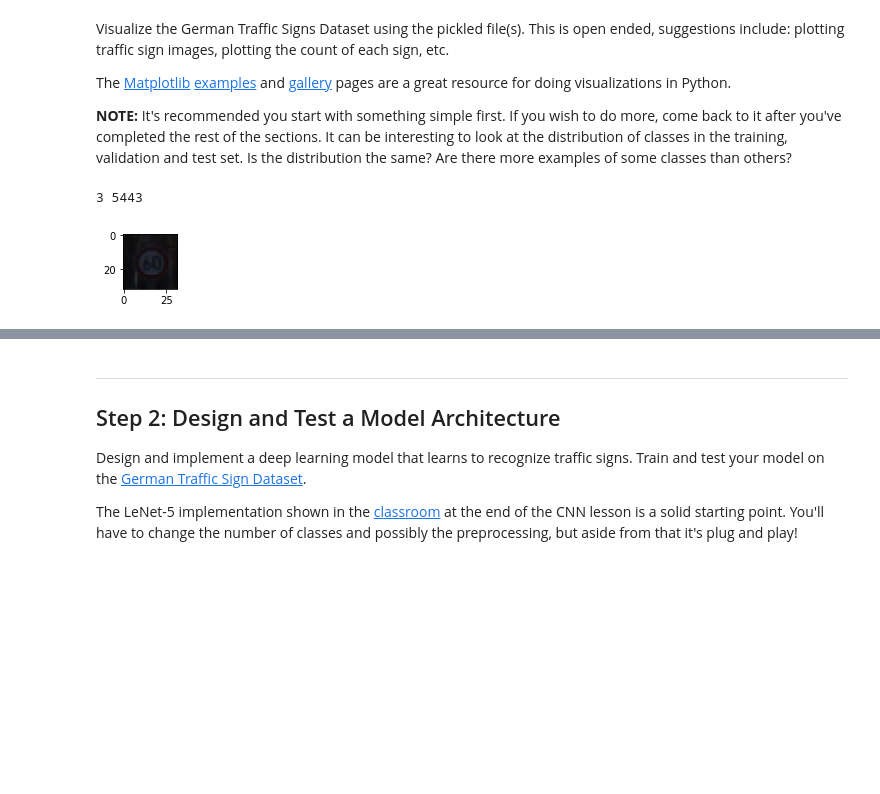
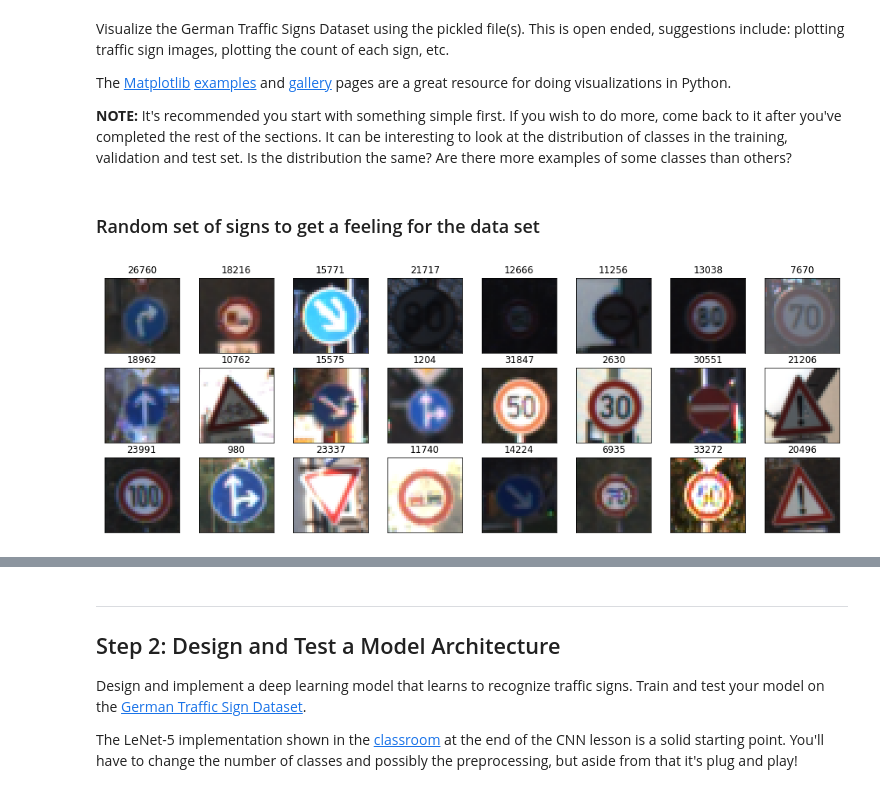
Before and after one commit to stefancyliax/CarND-Traffic-Sign-Classifier-Project, a Jupyter notebook: Traffic_Sign_Classifier.ipynb, the cells around one changed output, grey strips where cells are left out. Cells and saved outputs as stored; diff of their text form; code cells hidden in the pictures; blank space fills up the shorter version.

```diff
--- a/Traffic_Sign_Classifier.ipynb
+++ b/Traffic_Sign_Classifier.ipynb
@@ -91,21 +91,27 @@ Visualize the German Traffic Signs Dataset using the pickled file(s). This is op
 The [Matplotlib](http://matplotlib.org/) [examples](http://matplotlib.org/examples/index.html) and [gallery](http://matplotlib.org/gallery.html) pages are a great resource for doing visualizations in Python.
 
 **NOTE:** It's recommended you start with something simple first. If you wish to do more, come back to it after you've completed the rest of the sections. It can be interesting to look at the distribution of classes in the training, validation and test set. Is the distribution the same? Are there more examples of some classes than others?
+# %% [markdown]
+### Random set of signs to get a feeling for the data set
 # %%
 ### Data exploration visualization code goes here.
 ### Feel free to use as many code cells as needed.
 import matplotlib.pyplot as plt
 import random
 
 # Visualizations will be shown in the notebook.
 %matplotlib inline
 
-index = random.randint(0, len(X_train))
-image = X_train[index]
+plt.figure(figsize=(17,6))
 
-plt.figure(figsize=(1,1))
-plt.imshow(image, cmap="gray")
-print(y_train[index], index)
+for n in range(24):
+    index = random.randint(0, len(X_train))
+    image = X_train[index]
+    plt.subplot(3,8,n+1)
+    plt.xticks([]), plt.yticks([])
+    plt.imshow(image, cmap="gray")
+    plt.title(index)
+
+#plt.title(y_train[index], index)
 # %% [output]
-3 5443
-[figure, old version]
+[figure, new version]
```
Also changed, not shown: parts of 21 cells of this notebook.
